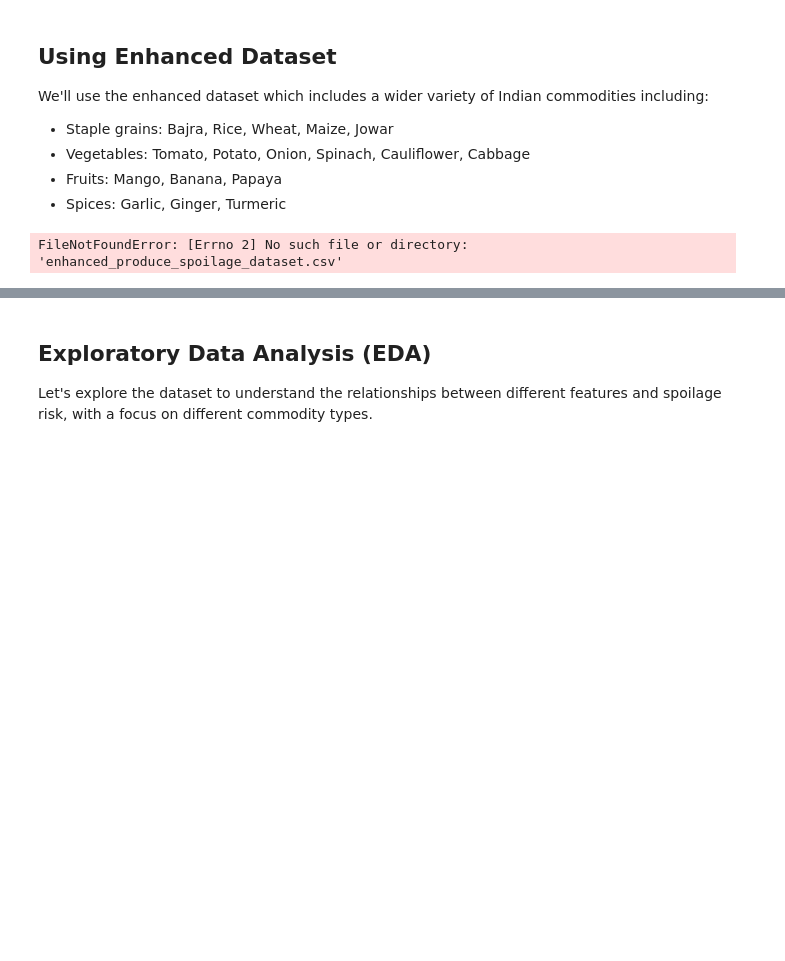
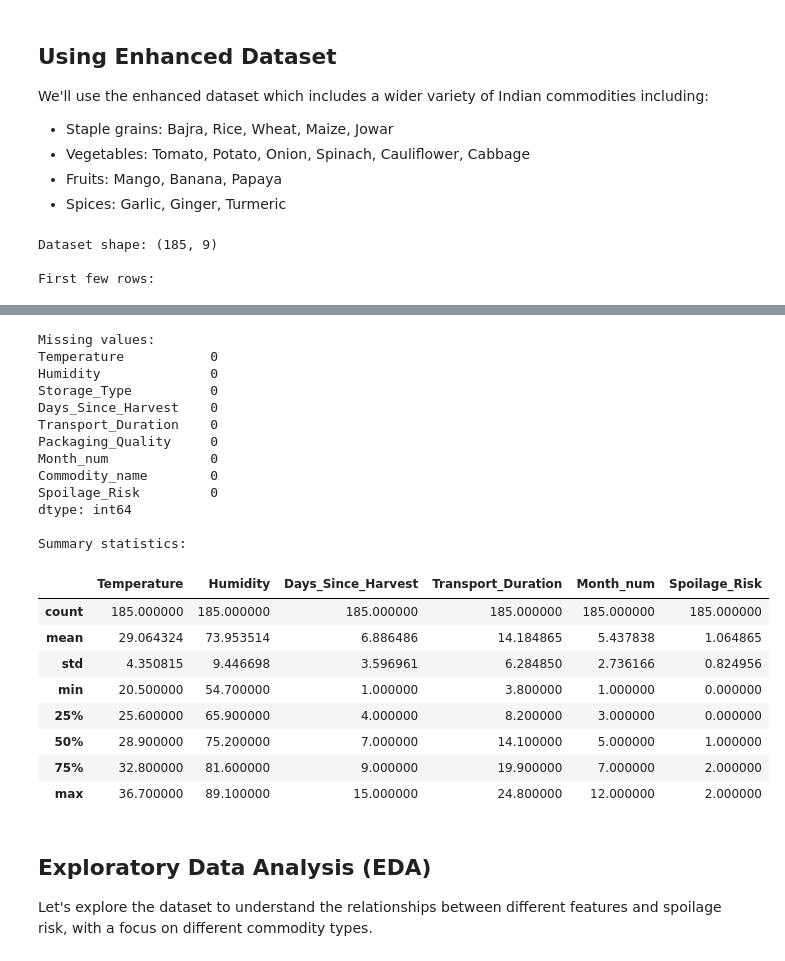
Before and after one commit to TridentifyIshaan/Surplus2Serve, a Jupyter notebook: Model/enhanced_spoilage_model.ipynb, the cells around one changed output, grey strips where cells are left out. Cells and saved outputs as stored; diff of their text form; code cells hidden in the pictures; blank space fills up the shorter version.

Commit message:
Trial Datasets

```diff
--- a/Model/enhanced_spoilage_model.ipynb
+++ b/Model/enhanced_spoilage_model.ipynb
@@ -30,7 +30,7 @@ We'll use the enhanced dataset which includes a wider variety of Indian commodit
 - Spices: Garlic, Ginger, Turmeric
 # %%
 # Load the enhanced dataset
-df = pd.read_csv('enhanced_produce_spoilage_dataset.csv')
+df = pd.read_csv('./Datasets/enhanced_produce_spoilage_dataset.csv')
 
 # Display basic information about the dataset
 print(f"Dataset shape: {df.shape}")
@@ -45,4 +45,6 @@ print(df.isnull().sum())
 print("\nSummary statistics:")
 display(df.describe())
 # %% [output]
-FileNotFoundError: [Errno 2] No such file or directory: 'enhanced_produce_spoilage_dataset.csv'
+Dataset shape: (185, 9)
+
+First few rows:
@@ -49,3 +57,25 @@ FileNotFoundError: [Errno 2] No such file or directory: 'enhanced_produce_spoila
+Missing values:
+Temperature           0
+Humidity              0
+Storage_Type          0
+Days_Since_Harvest    0
+Transport_Duration    0
+Packaging_Quality     0
+Month_num             0
+Commodity_name        0
+Spoilage_Risk         0
+dtype: int64
+
+Summary statistics:
+|  | Temperature | Humidity | Days_Since_Harvest | Transport_Duration | Month_num | Spoilage_Risk |
+| count | 185.000000 | 185.000000 | 185.000000 | 185.000000 | 185.000000 | 185.000000 |
+| mean | 29.064324 | 73.953514 | 6.886486 | 14.184865 | 5.437838 | 1.064865 |
+| std | 4.350815 | 9.446698 | 3.596961 | 6.284850 | 2.736166 | 0.824956 |
+| min | 20.500000 | 54.700000 | 1.000000 | 3.800000 | 1.000000 | 0.000000 |
+| 25% | 25.600000 | 65.900000 | 4.000000 | 8.200000 | 3.000000 | 0.000000 |
+| 50% | 28.900000 | 75.200000 | 7.000000 | 14.100000 | 5.000000 | 1.000000 |
+| 75% | 32.800000 | 81.600000 | 9.000000 | 19.900000 | 7.000000 | 2.000000 |
+| max | 36.700000 | 89.100000 | 15.000000 | 24.800000 | 12.000000 | 2.000000 |
 # %% [markdown]
 ## Exploratory Data Analysis (EDA)
 
```
Also changed, not shown: parts of 2 cells of this notebook, 1 other file.
